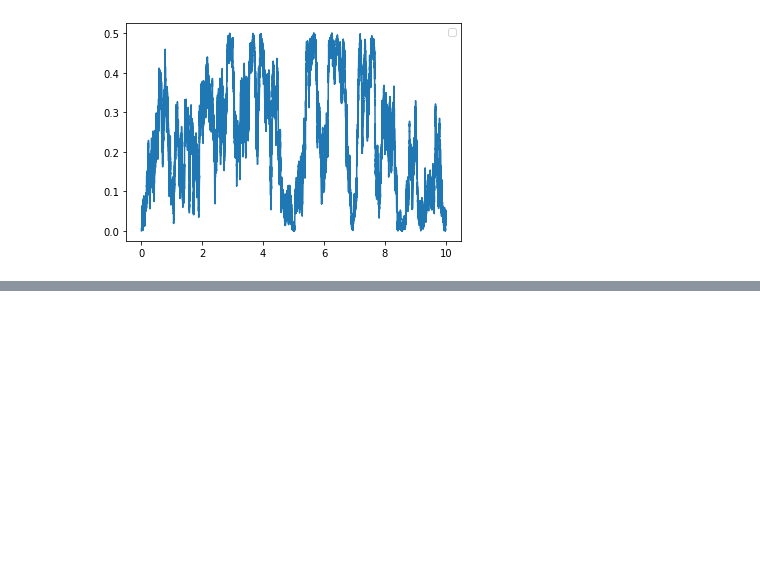
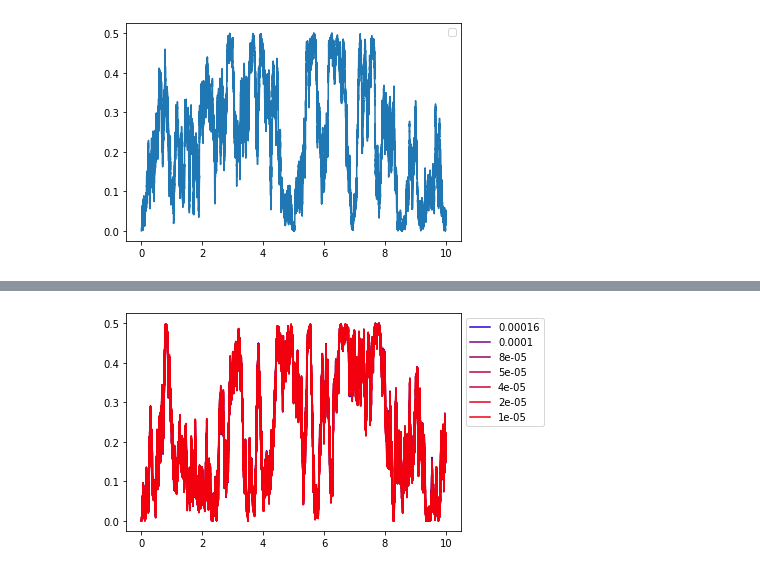
Before and after one commit to SClerckx/VTISF, a Jupyter notebook: strongConvergence.ipynb, the cells around one changed output, grey strips where cells are left out. Saved outputs shown, nothing was run; the diff lists cells and outputs as text; code cells hidden in the pictures; blank space fills up the shorter version.

```diff
--- a/strongConvergence.ipynb
+++ b/strongConvergence.ipynb
@@ -78,0 +100,13 @@ No handles with labels found to put in legend.
+# %%
+iterlist = np.arange(1,20)
+iterlist = iterlist[::-1] #reverse iterlist to plot highest resolution last
+maxnth = iterlist[0]
+
+for i in tqdm(iterlist):
+    if 1000000%i == 0:
+        plotRealizationConvergence(i)
+
+plt.legend(bbox_to_anchor=(1, 1))
+plt.show()
+# %% [output]
+[figure, added]
```
Also changed, not shown: parts of 2 cells of this notebook.
